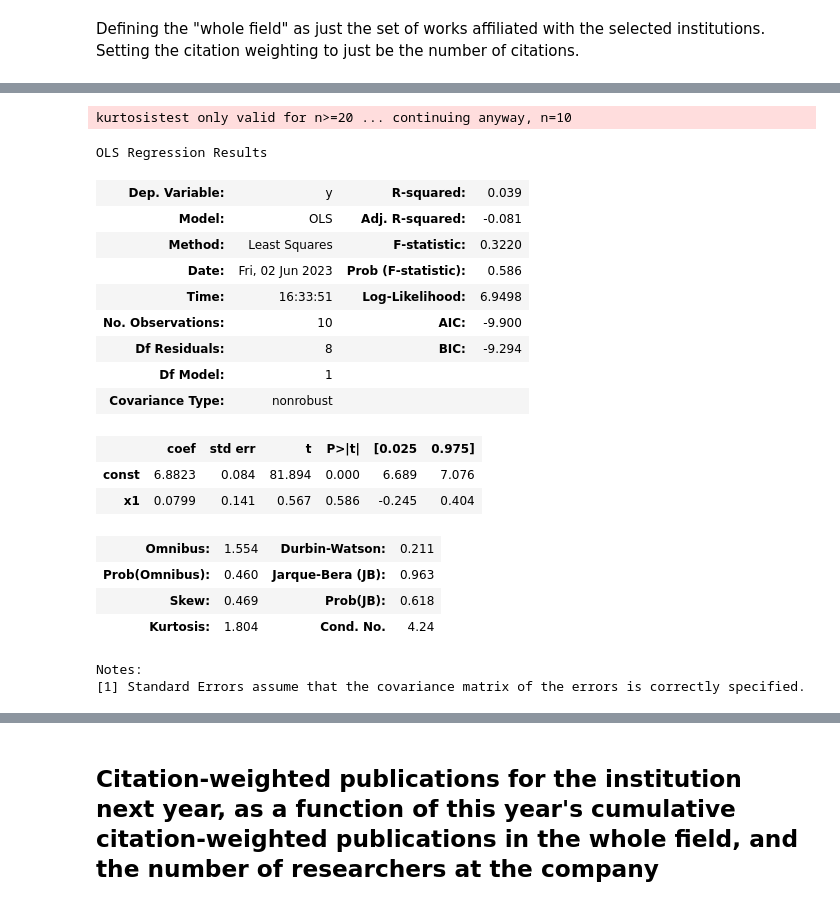
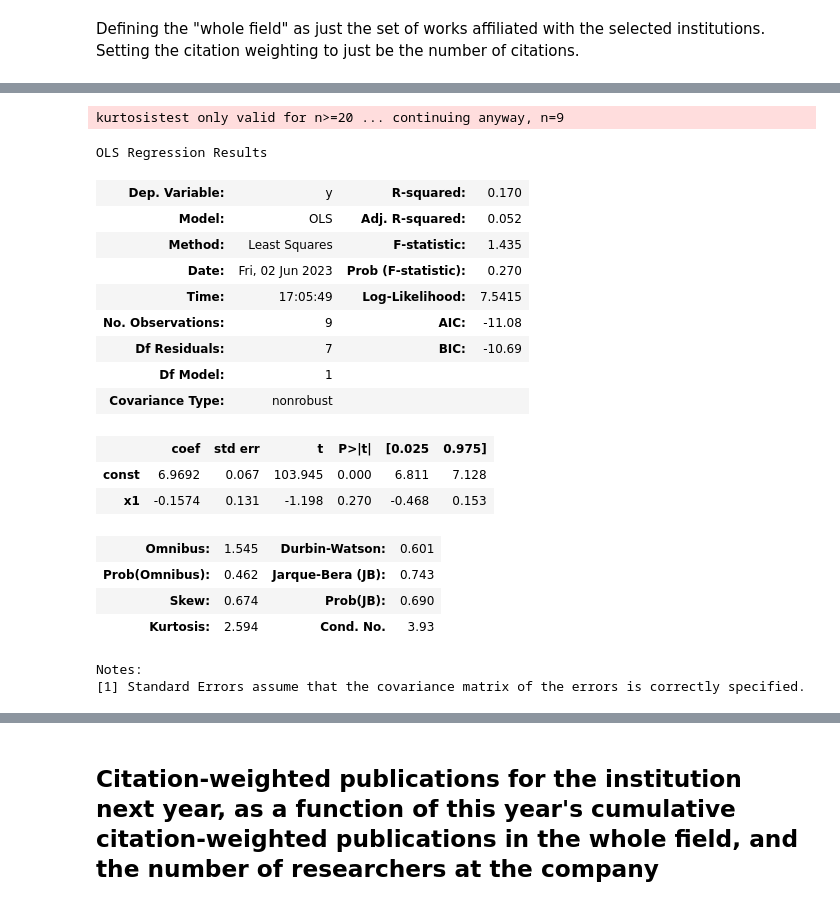
Before and after one commit to epoch-research/ai-research-impact, a Jupyter notebook: ai_researcher_impact_trends.ipynb, the cells around one changed output, grey strips where cells are left out. Saved outputs shown, nothing was run; the diff lists cells and outputs as text; code cells hidden in the pictures.

```diff
--- a/ai_researcher_impact_trends.ipynb
+++ b/ai_researcher_impact_trends.ipynb
@@ -438,7 +438,11 @@ institution_author_count
  Coordinates:
    * year     (year) int64 2010 2011 2012 2013 2014 ... 2018 2019 2020 2021 2022}
 # %%
-institution_cited_by_counts, institution_work_counts = processor.get_institution_counts(works, selected_institution_ids=selected_institution_ids)
+institution_cited_by_counts, institution_work_counts = processor.get_institution_counts(
+    works,
+    selected_institution_ids=selected_institution_ids,
+    citation_window_size=0,
+)
 # %%
 institution_cited_by_counts
 # %% [output]
@@ -605,6 +609,11 @@ defaultdict(<function __main__.<lambda>()>,
 # %% [markdown]
 I will define the "number of researchers in major corporations" as the total number of authors across the selected institutions, in each year.
 So if you were affiliated with one of the selected institutions on a work that was published in a given year, then you are counted in the "number of researchers in major corporations" for that year.
+# %%
+input_start_year = publication_years[2]
+input_end_year = publication_years[-3]
+output_start_year = publication_years[3]
+output_end_year = publication_years[-2]
 # %%
 total_author_counts = xr.DataArray(np.zeros(len(publication_years)), dims=['year'], coords={'year': publication_years})
 for author_counts in institution_author_count.values():
@@ -633,11 +642,6 @@ Coordinates:
 Coordinates:
   * year     (year) int64 2010 2011 2012 2013 2014 ... 2018 2019 2020 2021 2022
 ====
-# %%
-input_start_year = publication_years[2]
-input_end_year = publication_years[-2]
-output_start_year = publication_years[3]
-output_end_year = publication_years[-1]
 # %%
 num_researchers = total_author_counts.loc[input_start_year:input_end_year]
 num_researchers = num_researchers.expand_dims(dim={'feature': ['num_researchers']}, axis=1)
@@ -788,26 +787,26 @@ Notes:
 strong multicollinearity or other numerical problems.
 # %%
-est_rand = fit_linear_regression(np.random.rand(10), np.log10(citation_weighted_works.data))
+est_rand = fit_linear_regression(np.random.rand(len(num_researchers)), np.log10(citation_weighted_works.data))
 est_rand.summary()
 # %% [output]
-kurtosistest only valid for n>=20 ... continuing anyway, n=10
+kurtosistest only valid for n>=20 ... continuing anyway, n=9
 OLS Regression Results
-| Dep. Variable: | y | R-squared: | 0.039 |
-| Model: | OLS | Adj. R-squared: | -0.081 |
-| Method: | Least Squares | F-statistic: | 0.3220 |
-| Date: | Fri, 02 Jun 2023 | Prob (F-statistic): | 0.586 |
-| Time: | 16:33:51 | Log-Likelihood: | 6.9498 |
-| No. Observations: | 10 | AIC: | -9.900 |
-| Df Residuals: | 8 | BIC: | -9.294 |
+| Dep. Variable: | y | R-squared: | 0.170 |
+| Model: | OLS | Adj. R-squared: | 0.052 |
+| Method: | Least Squares | F-statistic: | 1.435 |
+| Date: | Fri, 02 Jun 2023 | Prob (F-statistic): | 0.270 |
+| Time: | 17:05:49 | Log-Likelihood: | 7.5415 |
+| No. Observations: | 9 | AIC: | -11.08 |
+| Df Residuals: | 7 | BIC: | -10.69 |
 | Df Model: | 1 |  |  |
 | Covariance Type: | nonrobust |  |  |
 |  | coef | std err | t | P>|t| | [0.025 | 0.975] |
-| const | 6.8823 | 0.084 | 81.894 | 0.000 | 6.689 | 7.076 |
-| x1 | 0.0799 | 0.141 | 0.567 | 0.586 | -0.245 | 0.404 |
+| const | 6.9692 | 0.067 | 103.945 | 0.000 | 6.811 | 7.128 |
+| x1 | -0.1574 | 0.131 | -1.198 | 0.270 | -0.468 | 0.153 |
-| Omnibus: | 1.554 | Durbin-Watson: | 0.211 |
-| Prob(Omnibus): | 0.460 | Jarque-Bera (JB): | 0.963 |
-| Skew: | 0.469 | Prob(JB): | 0.618 |
-| Kurtosis: | 1.804 | Cond. No. | 4.24 |
+| Omnibus: | 1.545 | Durbin-Watson: | 0.601 |
+| Prob(Omnibus): | 0.462 | Jarque-Bera (JB): | 0.743 |
+| Skew: | 0.674 | Prob(JB): | 0.690 |
+| Kurtosis: | 2.594 | Cond. No. | 3.93 |
 Notes:
 [1] Standard Errors assume that the covariance matrix of the errors is correctly specified.
 # %%
```
Also changed, not shown: parts of 19 cells of this notebook.
